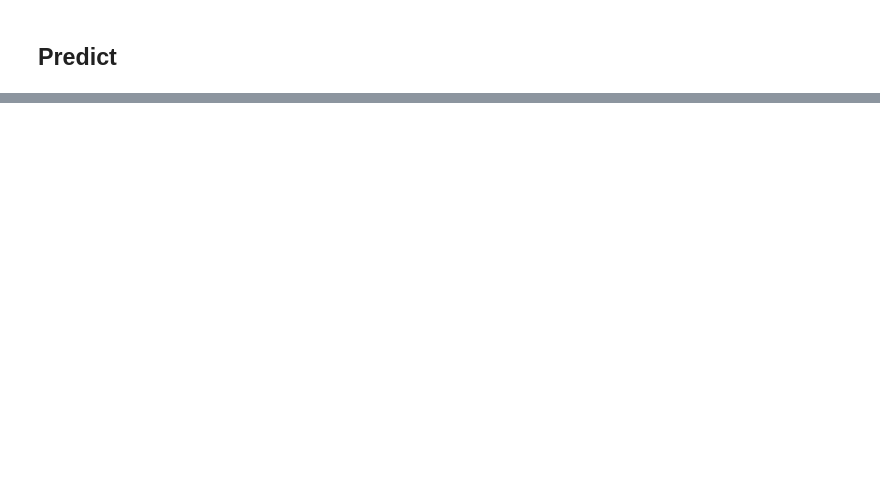
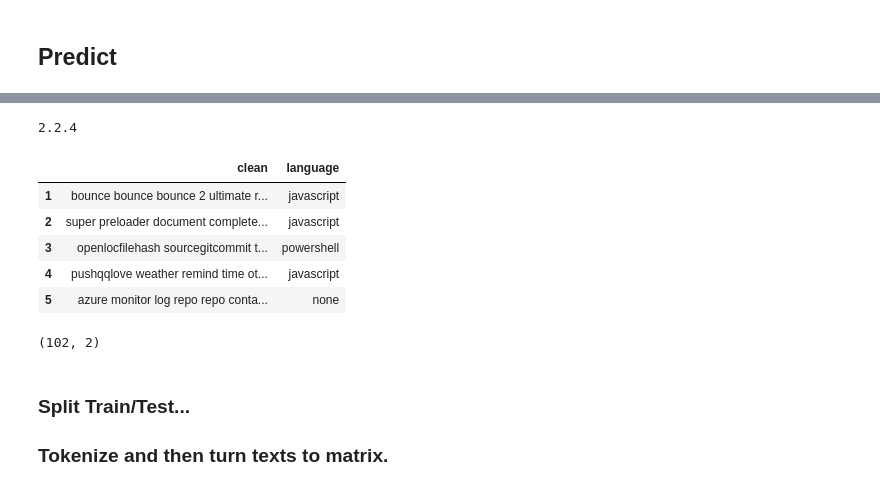
Before and after one commit to codeup-cyber-linguists/languages-classifier, a Jupyter notebook: jesse_nlp_nb.ipynb, the cells around one changed output, grey strips where cells are left out. Cells and saved outputs as stored; diff of their text form; code cells hidden in the pictures; blank space fills up the shorter version.

```diff
--- a/jesse_nlp_nb.ipynb
+++ b/jesse_nlp_nb.ipynb
@@ -1275,0 +1519,21 @@ Predicted the following language,  javascript , for the following README.md file
+# %%
+print(keras.__version__)
+# %% [output]
+2.2.4
+# %%
+df.head()
+# %% [output]
+|  | clean | language |
+| 1 | bounce bounce bounce 2 ultimate r... | javascript |
+| 2 | super preloader document complete... | javascript |
+| 3 | openlocfilehash sourcegitcommit t... | powershell |
+| 4 | pushqqlove weather remind time ot... | javascript |
+| 5 | azure monitor log repo repo conta... | none |
+# %%
+df.shape
+# %% [output]
+(102, 2)
+# %% [markdown]
+### Split Train/Test...
+
+### Tokenize and then turn texts to matrix.
```
Also changed, not shown: parts of 101 cells of this notebook.
